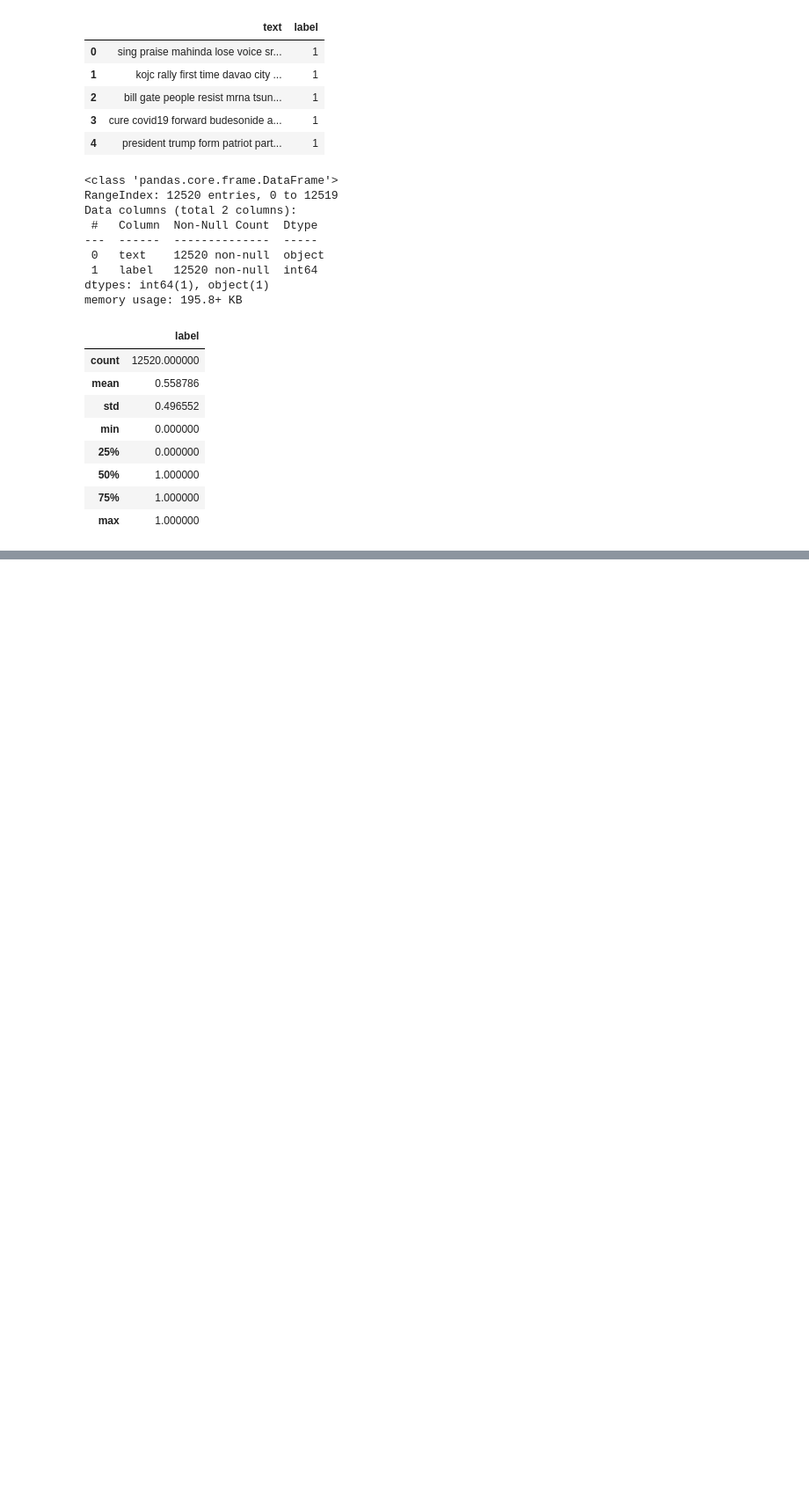
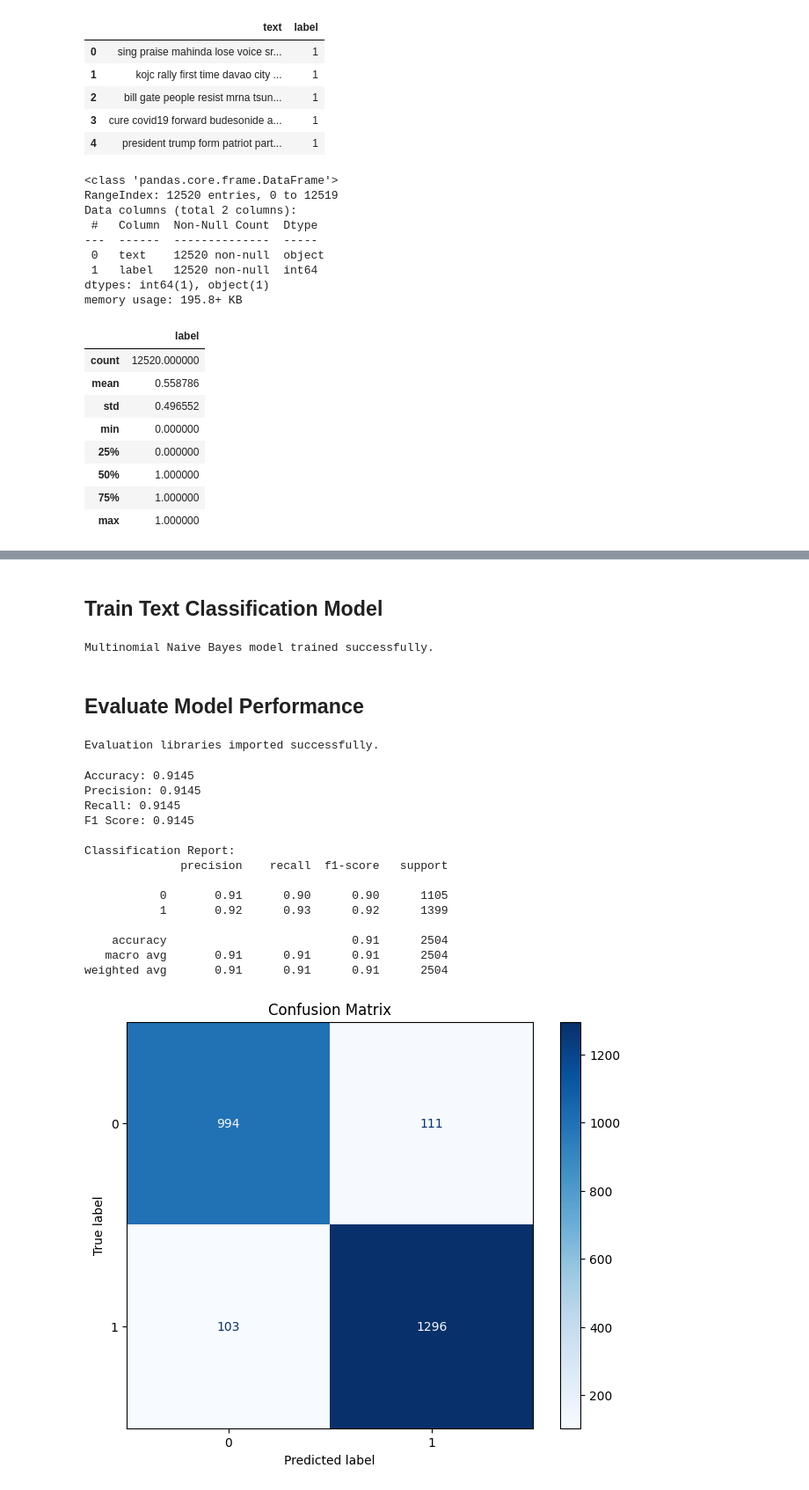
Before and after one commit to ash-iiiiish/30-Machine-Learning-Projects, a Jupyter notebook: F-Natural Language Processing(24-27)/27.Text Classification(News_Dataset)/text classification on news dataset.ipynb, the cells around one changed output, grey strips where cells are left out. Shown at 88% size. Drawn from its saved outputs; the diff is of its cells as text; code cells hidden in the pictures; blank space fills up the shorter version.

```diff
--- a/F-Natural Language Processing(24-27)/27.Text Classification(News_Dataset)/text classification on news dataset.ipynb
+++ b/F-Natural Language Processing(24-27)/27.Text Classification(News_Dataset)/text classification on news dataset.ipynb
@@ -9,7 +9,7 @@ import matplotlib.pyplot as plt
 # %% [markdown]
 ## Data Collection
 # %%
-df= pd.read_csv('C:/Users/kumar/OneDrive/Desktop/Machine Learning Project/datasets/text classification on news dataset.csv')
+df= pd.read_csv('/content/text classification on news dataset.csv')
 df.shape
 # %% [output]
 (12520, 2)
@@ -56,0 +157,63 @@ Thanks !
+# %% [markdown]
+## Train Text Classification Model
+# %%
+from sklearn.naive_bayes import MultinomialNB
+
+# Initialize the Multinomial Naive Bayes classifier
+model = MultinomialNB()
+
+# Train the model using the TF-IDF transformed training data and training labels
+model.fit(X_train_tfidf, y_train)
+
+print("Multinomial Naive Bayes model trained successfully.")
+# %% [output]
+Multinomial Naive Bayes model trained successfully.
+# %% [markdown]
+## Evaluate Model Performance
+# %%
+from sklearn.metrics import accuracy_score, precision_score, recall_score, f1_score, confusion_matrix, ConfusionMatrixDisplay, classification_report
+import matplotlib.pyplot as plt
+
+print("Evaluation libraries imported successfully.")
+# %% [output]
+Evaluation libraries imported successfully.
+# %%
+y_pred = model.predict(X_test_tfidf)
+
+accuracy = accuracy_score(y_test, y_pred)
+precision = precision_score(y_test, y_pred, average='weighted')
+recall = recall_score(y_test, y_pred, average='weighted')
+f1 = f1_score(y_test, y_pred, average='weighted')
+
+print(f"Accuracy: {accuracy:.4f}")
+print(f"Precision: {precision:.4f}")
+print(f"Recall: {recall:.4f}")
+print(f"F1 Score: {f1:.4f}")
+
+print("\nClassification Report:")
+print(classification_report(y_test, y_pred))
+
+# Generate and display the confusion matrix
+cm = confusion_matrix(y_test, y_pred)
+disp = ConfusionMatrixDisplay(confusion_matrix=cm, display_labels=model.classes_)
+
+fig, ax = plt.subplots(figsize=(8, 6))
+disp.plot(cmap=plt.cm.Blues, ax=ax)
+ax.set_title('Confusion Matrix')
+plt.show()
+# %% [output]
+Accuracy: 0.9145
+Precision: 0.9145
+Recall: 0.9145
+F1 Score: 0.9145
+
+Classification Report:
+              precision    recall  f1-score   support
+
+           0       0.91      0.90      0.90      1105
+           1       0.92      0.93      0.92      1399
+
+    accuracy                           0.91      2504
+   macro avg       0.91      0.91      0.91      2504
+weighted avg       0.91      0.91      0.91      2504
+[figure, added]
```
Also changed, not shown: parts of 11 cells of this notebook.
